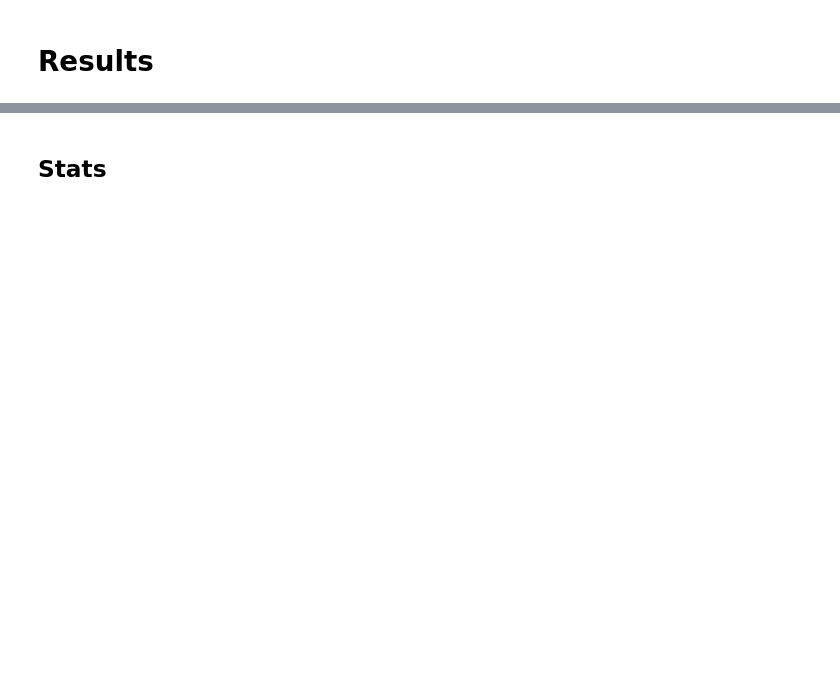
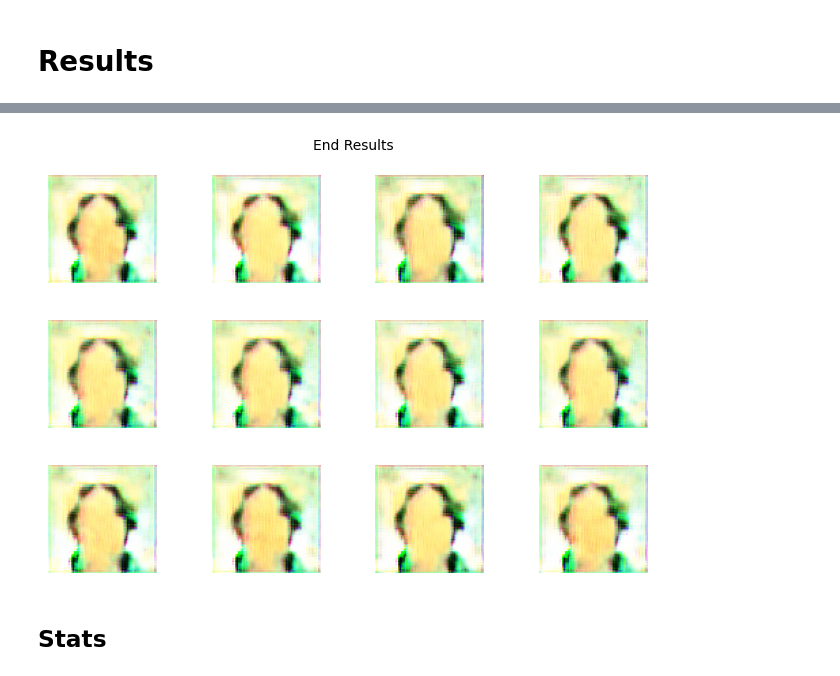
Before and after one commit to vetlemangrud/gangrud, a Jupyter notebook: gan.ipynb, the cells around one changed output, grey strips where cells are left out. Saved outputs shown, nothing was run; the diff lists cells and outputs as text; code cells hidden in the pictures; blank space fills up the shorter version.

```diff
--- a/gan.ipynb
+++ b/gan.ipynb
@@ -247,3 +288,7 @@ fig.show()
+# %%
+show_examples(generator, title="End Results", big=True)
+# %% [output]
+[figure, added]
 # %% [markdown]
 ## Stats
 # %%
```
Also changed, not shown: parts of 15 cells of this notebook, 7 other files.
